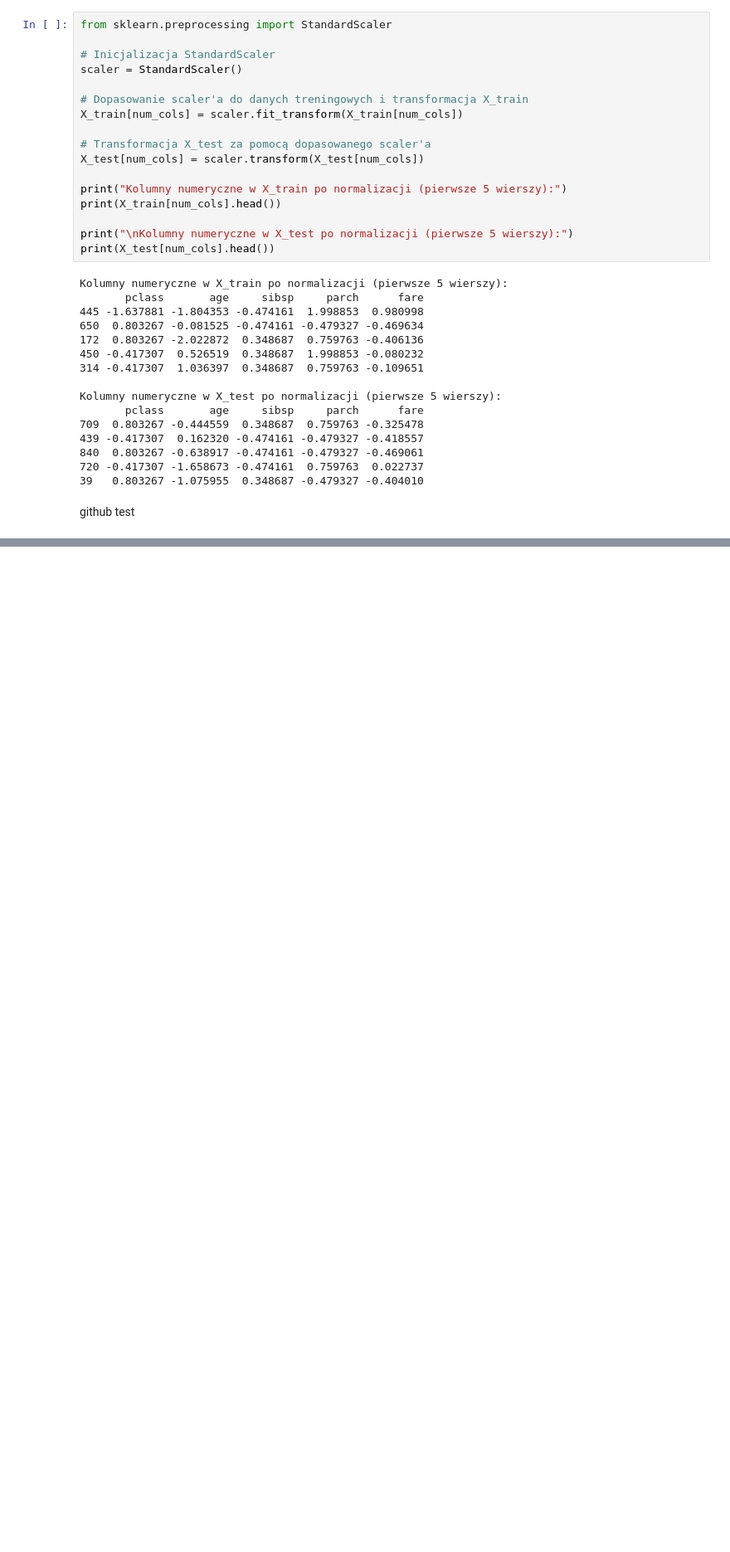
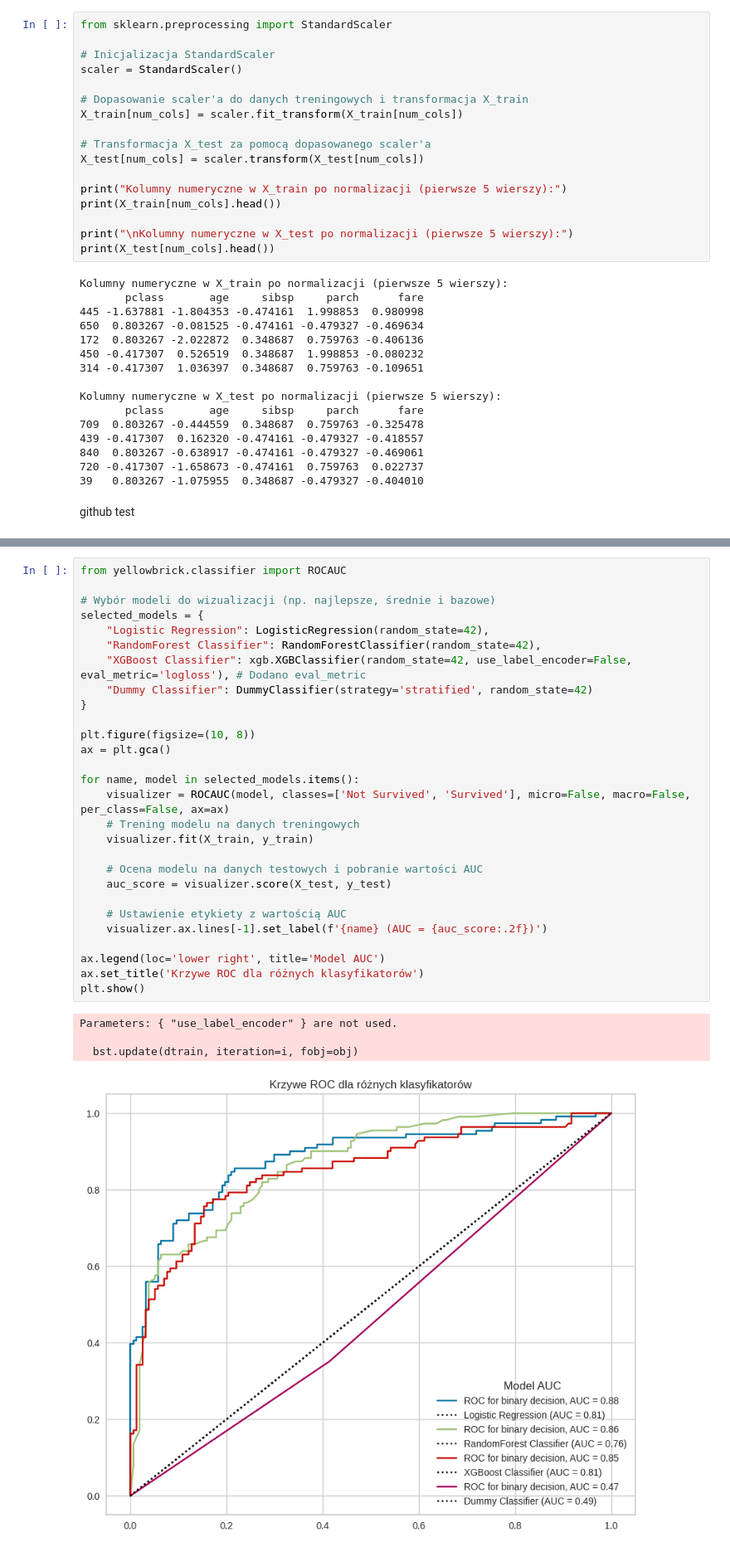
Before and after one commit to hrachubi/ML-in-Python, a Jupyter notebook: Klasyfikacja_danych_baza_titanic.ipynb, the cells around one changed output, grey strips where cells are left out. Shown at 83% size. Cells and saved outputs as stored; diff of their text form; blank space fills up the shorter version.

```diff
--- a/Klasyfikacja_danych_baza_titanic.ipynb
+++ b/Klasyfikacja_danych_baza_titanic.ipynb
@@ -212,0 +329,33 @@ github test
+# %%
+from yellowbrick.classifier import ROCAUC
+
+# Wybór modeli do wizualizacji (np. najlepsze, średnie i bazowe)
+selected_models = {
+    "Logistic Regression": LogisticRegression(random_state=42),
+    "RandomForest Classifier": RandomForestClassifier(random_state=42),
+    "XGBoost Classifier": xgb.XGBClassifier(random_state=42, use_label_encoder=False, eval_metric='logloss'), # Dodano eval_metric
+    "Dummy Classifier": DummyClassifier(strategy='stratified', random_state=42)
+}
+
+plt.figure(figsize=(10, 8))
+ax = plt.gca()
+
+for name, model in selected_models.items():
+    visualizer = ROCAUC(model, classes=['Not Survived', 'Survived'], micro=False, macro=False, per_class=False, ax=ax)
+    # Trening modelu na danych treningowych
+    visualizer.fit(X_train, y_train)
+
+    # Ocena modelu na danych testowych i pobranie wartości AUC
+    auc_score = visualizer.score(X_test, y_test)
+
+    # Ustawienie etykiety z wartością AUC
+    visualizer.ax.lines[-1].set_label(f'{name} (AUC = {auc_score:.2f})')
+
+ax.legend(loc='lower right', title='Model AUC')
+ax.set_title('Krzywe ROC dla różnych klasyfikatorów')
+plt.show()
+# %% [output]
+Parameters: { "use_label_encoder" } are not used.
+
+  bst.update(dtrain, iteration=i, fobj=obj)
+[figure, added]
```
Also changed, not shown: parts of 14 cells of this notebook.
